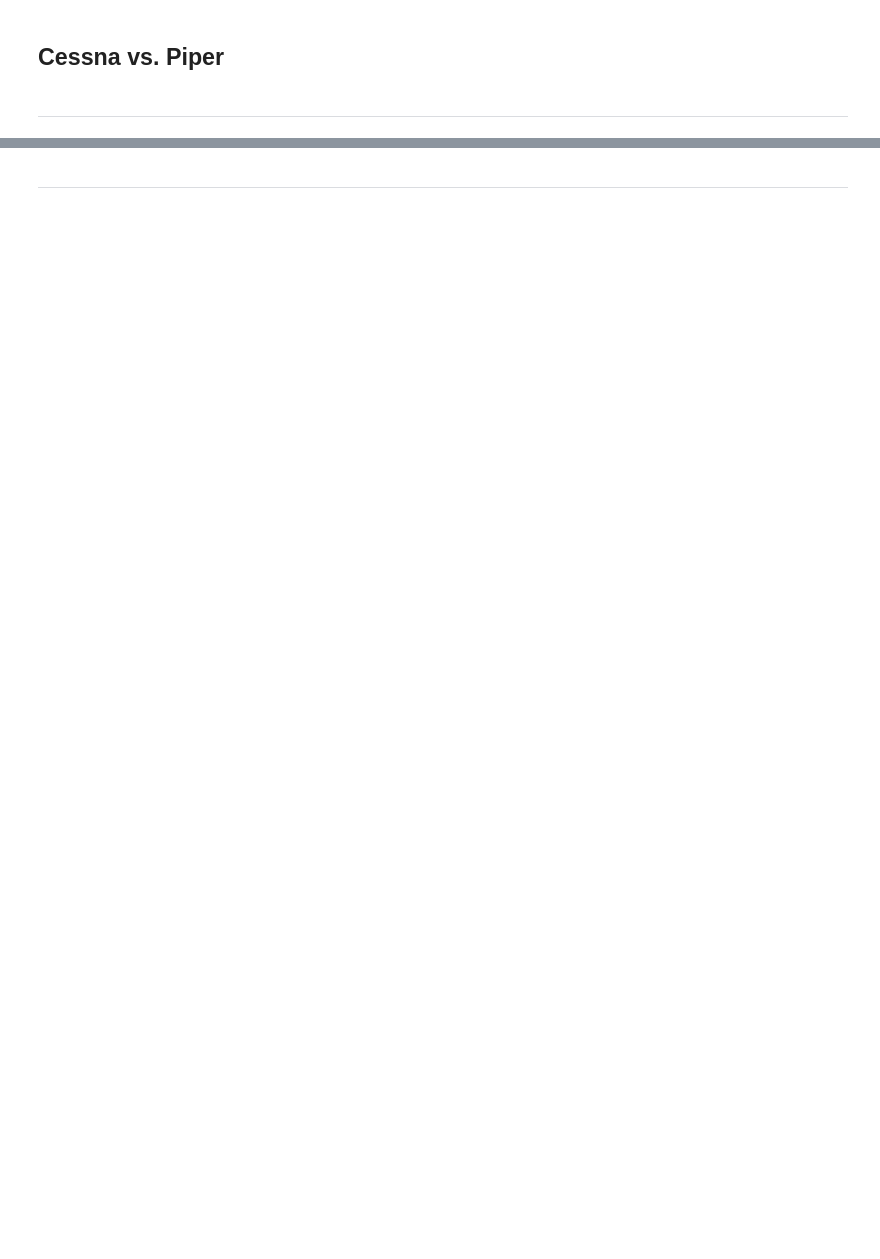
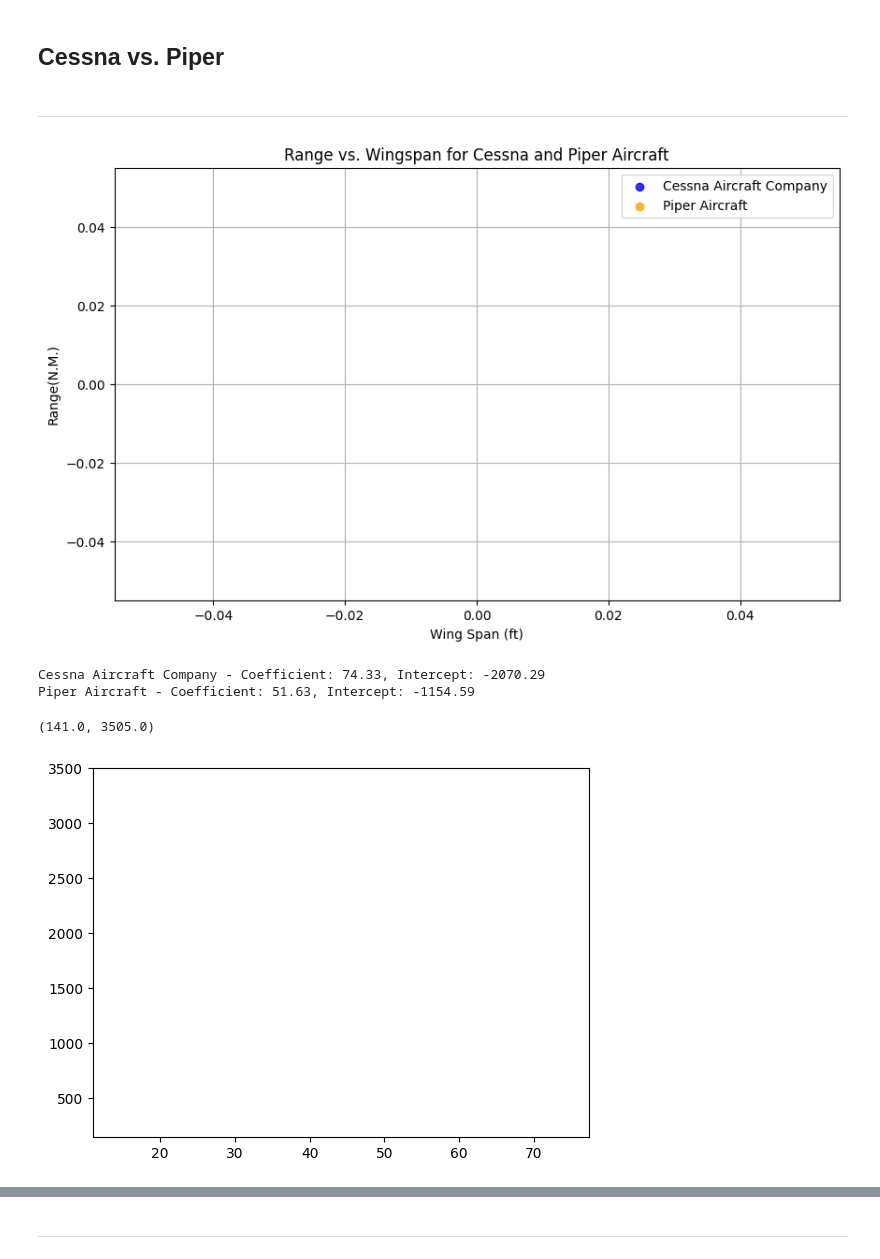
Before and after one commit to johnrearden/pa-data-driven-design, a Jupyter notebook: jupyter_notebooks/2_domain_specific_analysis.ipynb, the cells around one changed output, grey strips where cells are left out. Saved outputs shown, nothing was run; the diff lists cells and outputs as text; code cells hidden in the pictures; blank space fills up the shorter version.

Commit message:
Add Cessna vs. Piper (INOP) in nb2

```diff
--- a/jupyter_notebooks/2_domain_specific_analysis.ipynb
+++ b/jupyter_notebooks/2_domain_specific_analysis.ipynb
@@ -153,3 +153,48 @@ df_summary_stats
 ## Cessna vs. Piper
 # %% [markdown]
 ---
+# %%
+import pandas as pd
+import seaborn as sns
+import matplotlib.pyplot as plt
+from sklearn.linear_model import LinearRegression
+import numpy as np
+
+
+# Step 1: Filter data for Cessna and Piper
+filtered_df = df[df['Company'].isin(['Cessna Aircraft Company', 'Piper Aircraft'])]
+
+# Step 2: Create regression plots
+plt.figure(figsize=(10, 6))
+
+# Plot using Seaborn's regression plot
+sns.regplot(data=filtered_df[filtered_df['Company'] == 'Cessna'],
+            x='Wing_Span', y='Range',
+            label='Cessna Aircraft Company', color='blue', ci=None)
+
+sns.regplot(data=filtered_df[filtered_df['Company'] == 'Piper'],
+            x='Wing_Span', y='Range',
+            label='Piper Aircraft', color='orange', ci=None)
+
+plt.title('Range vs. Wingspan for Cessna and Piper Aircraft')
+plt.xlabel('Wing Span (ft)')
+plt.ylabel('Range(N.M.)')
+plt.legend()
+plt.grid()
+plt.show()
+
+# Optional: Compare regression coefficients
+for company in ['Cessna Aircraft Company', 'Piper Aircraft']:
+    X = filtered_df[filtered_df['Company'] == company]['Wing_Span'].values.reshape(-1, 1)
+    y = filtered_df[filtered_df['Company'] == company]['Range'].values
+    model = LinearRegression().fit(X, y)
+    print(f"{company} - Coefficient: {model.coef_[0]:.2f}, Intercept: {model.intercept_:.2f}")
+
+plt.xlim(filtered_df['Wing_Span'].min() - 5, filtered_df['Wing_Span'].max() + 5)
+plt.ylim(filtered_df['Range'].min() - 5, filtered_df['Range'].max() + 5)
+# %% [output]
+[figure, added]
+Cessna Aircraft Company - Coefficient: 74.33, Intercept: -2070.29
+Piper Aircraft - Coefficient: 51.63, Intercept: -1154.59
+(141.0, 3505.0)
+[figure, added]
```
Also changed, not shown: parts of 1 cell of this notebook, 2 other files.
